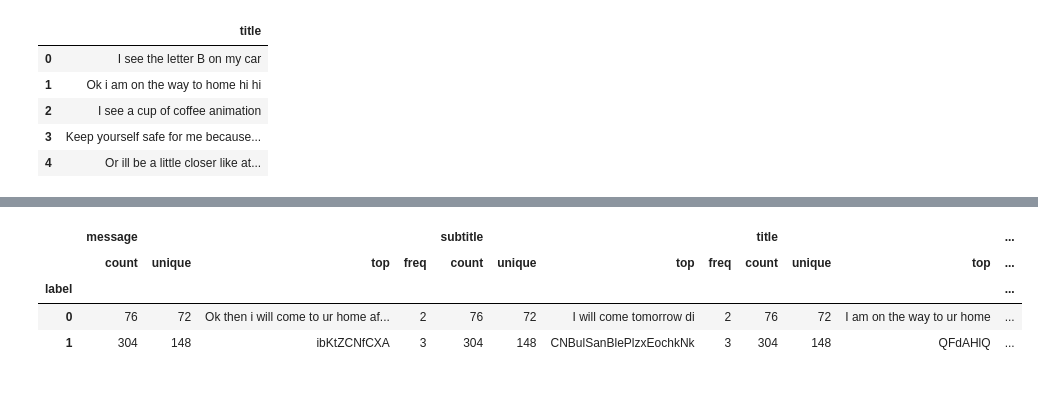
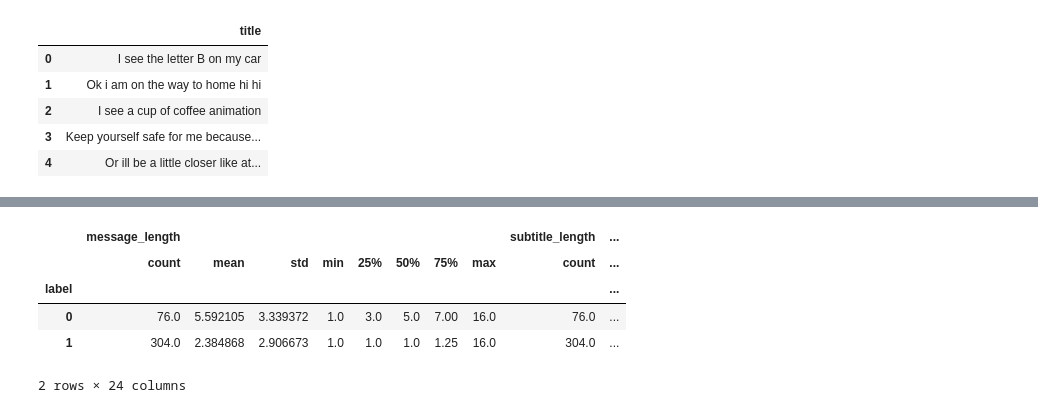
Before and after one commit to darrylbalderas/test-message-detector, a Jupyter notebook: test-message-detector.ipynb, the cells around one changed output, grey strips where cells are left out. Saved outputs shown, nothing was run; the diff lists cells and outputs as text; code cells hidden in the pictures.

```diff
--- a/test-message-detector.ipynb
+++ b/test-message-detector.ipynb
@@ -163,10 +204,9 @@ def create_scenario_three(messages):
         df[column] = df[column].apply(lambda x: x.split()[0])
     return df
 # %%
-import string
 def create_random_chars():
     letters = string.ascii_letters
-    num_chars = random.randint(5, 30)
+    num_chars = random.randint(5, 12)
     return "".join([random.choice(string.ascii_letters) for _ in range(num_chars)])
 
 def create_scenario_four(messages):
@@ -232,9 +265,8 @@ test_messages.head()
 # %%
-
 indexes = remove_single_words(real_messages)
 no_single_messages = real_messages.drop(real_messages.index[indexes]).reset_index(drop=True)
 no_test_messages = create_default_scenario(no_single_messages)
-no_test_messages = shuffle_dataframe(no_test_messages, num_shuffles=30)
+no_test_messages = shuffle_dataframe(no_test_messages, num_shuffles=50)
 # %%
 no_test_messages['label'] = 0
 no_test_messages.head()
@@ -248,6 +280,6 @@ no_test_messages.head()
 # %%
 # concatenate dataframes test and not test messages
-for x in range(30):
+for x in range(50):
     df = pd.concat([test_messages, no_test_messages]).sample(frac=1).reset_index(drop=True)
 # %%
 df.head()
@@ -261,8 +293,14 @@ df.head()
+# %%
+demonstrate_df = pd.DataFrame(df)
+demonstrate_df['title_length'] = demonstrate_df['title'].apply(lambda x: len(x.split()))
+demonstrate_df['subtitle_length'] = demonstrate_df['subtitle'].apply(lambda x: len(x.split()))
+demonstrate_df['message_length'] = demonstrate_df['message'].apply(lambda x: len(x.split()))
 # %%
-df.groupby('label').describe()
+demonstrate_df.groupby('label').describe()
 # %% [output]
-|  | message |  |  |  | subtitle |  |  |  | title |  |  | ... |
-|  | count | unique | top | freq | count | unique | top | freq | count | unique | top | ... |
-| label |  |  |  |  |  |  |  |  |  |  |  | ... |
-| 0 | 76 | 72 | Ok then i will come to ur home af... | 2 | 76 | 72 | I will come tomorrow di | 2 | 76 | 72 | I am on the way to ur home | ... |
-| 1 | 304 | 148 | ibKtZCNfCXA | 3 | 304 | 148 | CNBulSanBlePlzxEochkNk | 3 | 304 | 148 | QFdAHlQ | ... |
+|  | message_length |  |  |  |  |  |  |  | subtitle_length | ... |
+|  | count | mean | std | min | 25% | 50% | 75% | max | count | ... |
+| label |  |  |  |  |  |  |  |  |  | ... |
+| 0 | 76.0 | 5.592105 | 3.339372 | 1.0 | 3.0 | 5.0 | 7.00 | 16.0 | 76.0 | ... |
+| 1 | 304.0 | 2.384868 | 2.906673 | 1.0 | 1.0 | 1.0 | 1.25 | 16.0 | 304.0 | ... |
+2 rows × 24 columns
```
Also changed, not shown: parts of 34 cells of this notebook.
